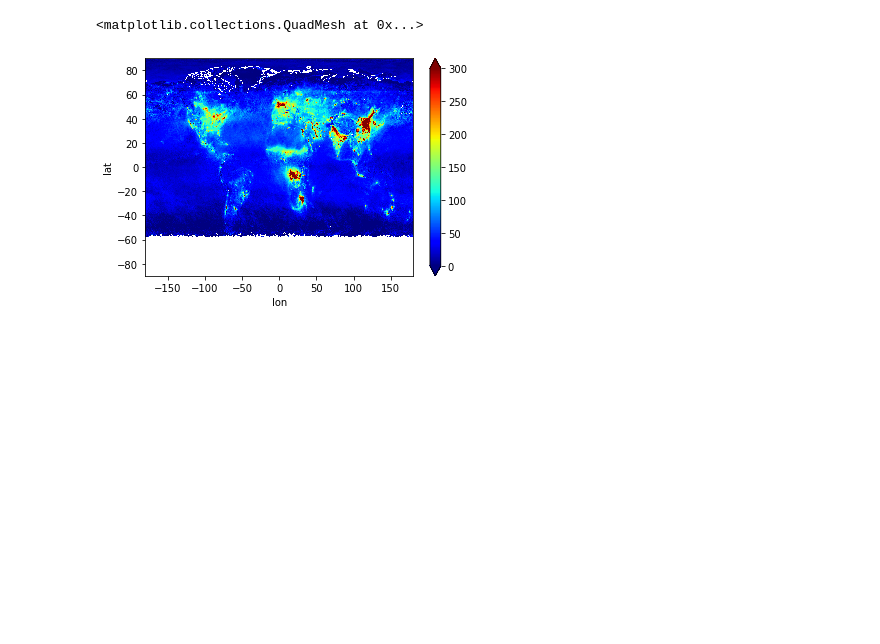
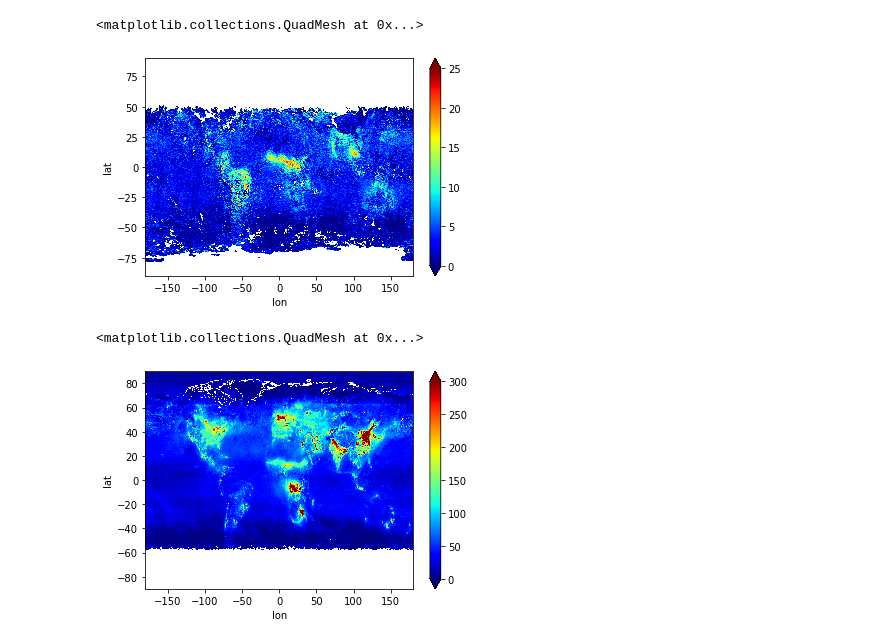
Before and after one commit to gopikrishnangs44/pyTEMIS, a Jupyter notebook: EXAMPLE.ipynb, the cells around one changed output. Cells and saved outputs as stored; diff of their text form; code cells hidden in the pictures; blank space fills up the shorter version.

```diff
--- a/EXAMPLE.ipynb
+++ b/EXAMPLE.ipynb
@@ -60,0 +69,3 @@ pyTEMIS.TEMIS_dat_GOME2A_HCHO('GOME2CH2O_Grid_720x1440_200701.dat').plot(cmap='j
+# %%
+a = pyTEMIS.TEMIS_dat_GOME2A_HCHO('GOME2CH2O_Grid_720x1440_200701.dat')
+a ###returns an xarray
@@ -61,3 +84,8 @@ pyTEMIS.TEMIS_dat_GOME2A_HCHO('GOME2CH2O_Grid_720x1440_200701.dat').plot(cmap='j
+# %%
+a.plot(cmap='jet', vmin=0, vmax=25)
+# %% [output]
+<matplotlib.collections.QuadMesh at 0x...>
+[figure, added]
 # %%
 pyTEMIS.TEMIS_TOMS_TROPOMI_NO2('no2_202106.asc').plot(cmap='jet', vmin=0, vmax=300)
 # %% [output]
```
Also changed, not shown: parts of 4 cells of this notebook.
